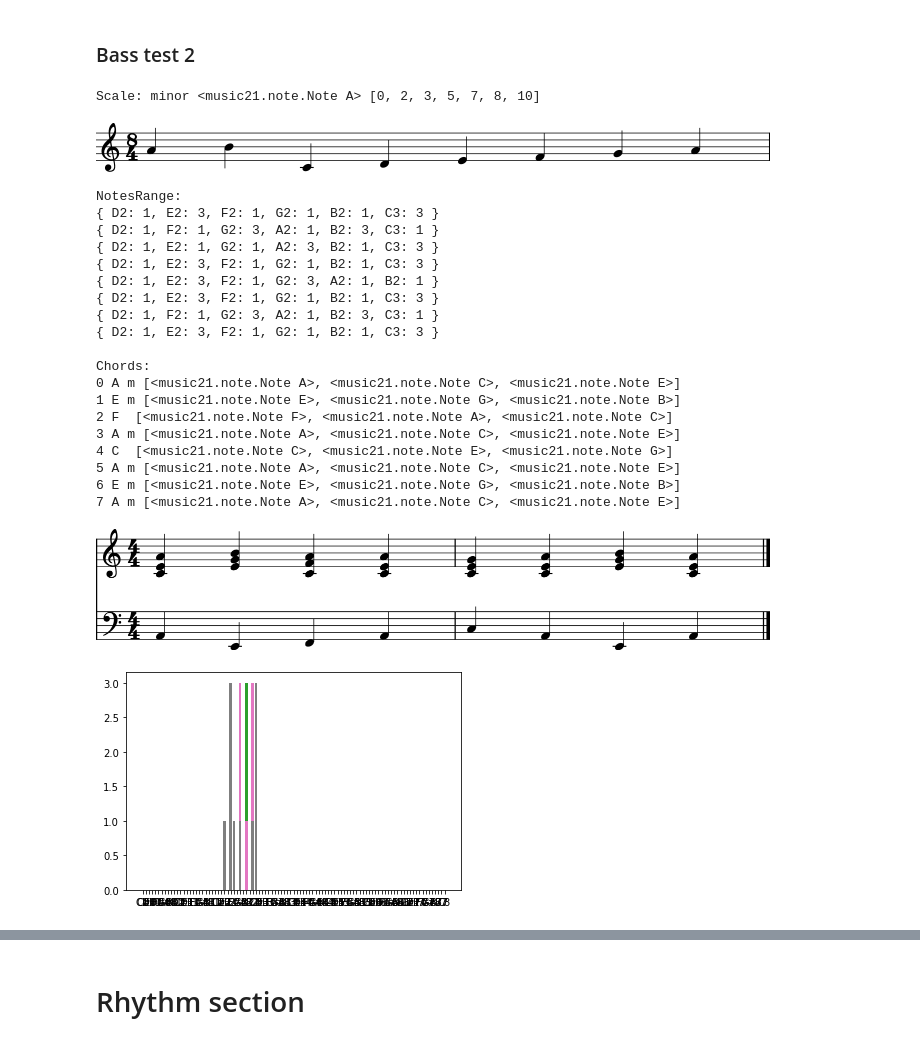
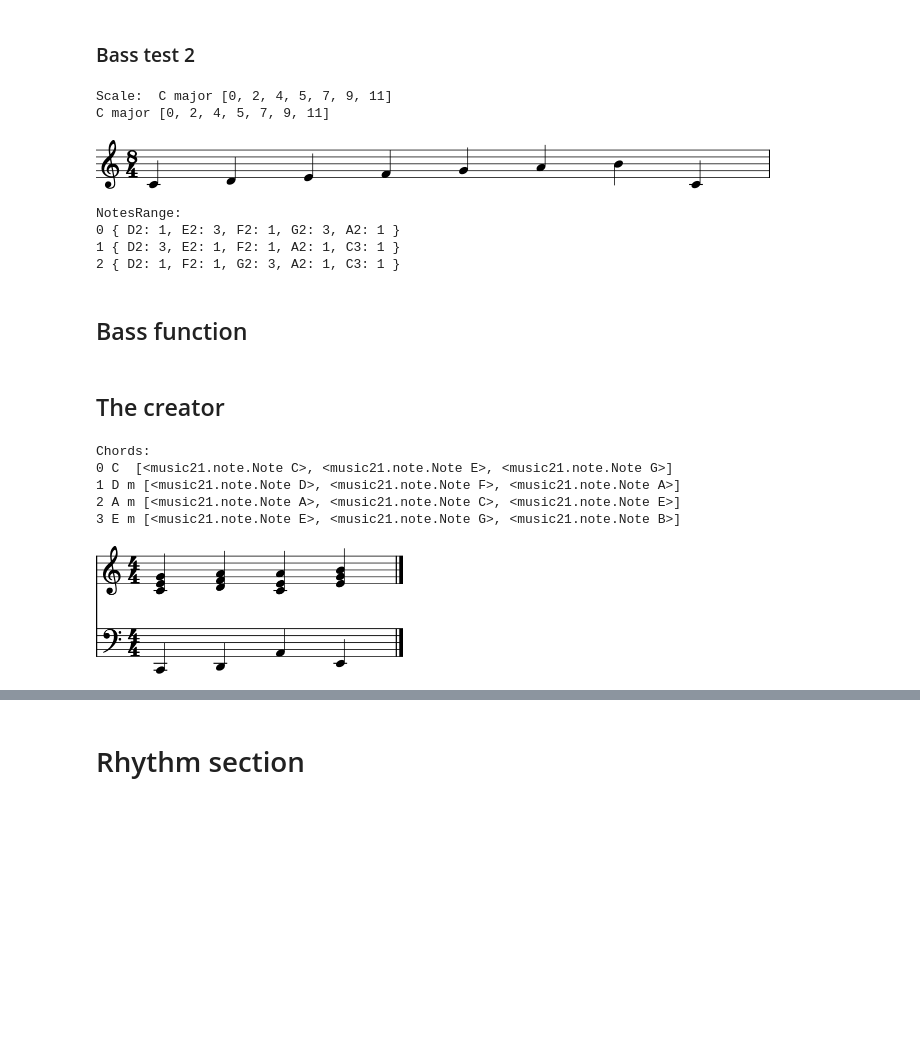
Before and after one commit to AlainSchoebi/MusicalTheory, a Jupyter notebook: notebook1.ipynb, the cells around one changed output, grey strips where cells are left out. Cells and saved outputs as stored; diff of their text form; code cells hidden in the pictures; blank space fills up the shorter version.

Commit message:
started getMelody function

```diff
--- a/notebook1.ipynb
+++ b/notebook1.ipynb
@@ -339,7 +357,7 @@ class NotesRange:
         return;
 
 
-    #NEW. 0 is the _zeroNote and then +1 for the next note etc, 12 is the distance for an octave
+    # Mulitiply by a function. 0 is the _zeroNote and then +1 for the next note etc, 12 is the distance for an octave
     def multiplyByFunction(self, _function, _zeroNote = note.Note("C4")):
         keysLength = len(self.range.keys());
         for key in self.range.keys():
@@ -378,13 +396,22 @@ class NotesRange:
 
     # Show
     def show(self):
+        print(self.getText());
+
+    # Get Text for show()
+    def getText(self):
         txt = "{ ";
         for key in self.range.keys():
             value = self.range[key];
             if value != 0:
                 txt += key + ": " + str(value) + ", ";
-        print(txt[:-2] + " }");
 
+        if txt == "{ ":
+            return "{ empty NotesRange }";
+        return txt[:-2] + " }";
+
+
+    # Show Full NotesRange
     def showFull(self):
         print(self.range);
 
@@ -482,13 +510,13 @@ ici
 # %%
 ### Random scale
 #s = Scale(_randomBase = True, _randomMinorMajorScale = True);
-s = Scale(note.Note("A"), scalesIntervalDictionnary["minor"]);
+s = Scale(note.Note("C"), scalesIntervalDictionnary["major"]);
 
 
 scaleType = "minor";
-if s.isToneOnScale(s.baseTranspose(3)) == False:
-    print("minor")
-print("Scale:", scaleType, s.baseNote, s.interval);
+if s.isMinor() == False:
+    scaleType = "major";
+print("Scale: ", s.baseNote.pitch.name, scaleType, s.interval);
 s.show();
 
 # --> in tools !  $$ give 6 as parameter possible ? $$
@@ -509,55 +537,50 @@ bassChords.append(Chord(bassNotes[0], s));
 
 print("\nNotesRange:")
 for i in range(nbr):
+
+    # Bass Rules
     nr = NotesRange();
     nr.addChanceToNotesWithoutOctave(s.getNotesWithoutOctave()); # notes of the scale
+
+    if s.isMinor():
+        nr.multiplyChanceToNotesWithoutOctave([s.getTone(2)], _probability = 0);
+    if s.isMajor():
+        nr.multiplyChanceToNotesWithoutOctave([s.getTone(7)], _probability = 0);
+
     nr.multiplyChanceToNotesWithoutOctave(bassChords[i].getNotesWithoutOctave(), _probability = 3); # notes of the chord from the bassNotes[i]
     nr.multiplyChanceToNotesWithoutOctave([bassNotes[i]], _probability = 0); # avoir playing the same bassNotes[i] again
     nr.multiplyByFunction(gauss, note.Note(pitch = 6, octave = octaveRegion)); # range, to stay in the octaveRegion
 
+
     nr.showPlot();
-    nr.show();
+    print(i, nr.getText());
     bassNotes.append(nr.pickRandomNote());     #bassNotes[i+1]
     bassChords.append(Chord(bassNotes[i+1], s)); #bassChords[i+1]
 
 
 print("\nChords:")
 score = stream.Score()
 
 measureBassNotes = stream.Part();
 measureBassChords = stream.Part();
 
 score.insert(0, measureBassChords);
 score.insert(0, measureBassNotes);
 
 for i in range(nbr):
     print(i, bassChords[i].getText(), bassChords[i].getNotesWithoutOctave());
     measureBassChords.append(bassChords[i].getChordObject());
     measureBassNotes.append(bassNotes[i]);
 
 score.show();
 play(score);
 # %% [output]
-Scale: minor <music21.note.Note A> [0, 2, 3, 5, 7, 8, 10]
+Scale:  C major [0, 2, 4, 5, 7, 9, 11]
+C major [0, 2, 4, 5, 7, 9, 11]
-[figure, old version]
+[figure, new version]
 NotesRange:
-{ D2: 1, E2: 3, F2: 1, G2: 1, B2: 1, C3: 3 }
-{ D2: 1, F2: 1, G2: 3, A2: 1, B2: 3, C3: 1 }
-{ D2: 1, E2: 1, G2: 1, A2: 3, B2: 1, C3: 3 }
-{ D2: 1, E2: 3, F2: 1, G2: 1, B2: 1, C3: 3 }
-{ D2: 1, E2: 3, F2: 1, G2: 3, A2: 1, B2: 1 }
-{ D2: 1, E2: 3, F2: 1, G2: 1, B2: 1, C3: 3 }
-{ D2: 1, F2: 1, G2: 3, A2: 1, B2: 3, C3: 1 }
-{ D2: 1, E2: 3, F2: 1, G2: 1, B2: 1, C3: 3 }
-
-Chords:
-0 A m [<music21.note.Note A>, <music21.note.Note C>, <music21.note.Note E>]
-1 E m [<music21.note.Note E>, <music21.note.Note G>, <music21.note.Note B>]
-2 F  [<music21.note.Note F>, <music21.note.Note A>, <music21.note.Note C>]
-3 A m [<music21.note.Note A>, <music21.note.Note C>, <music21.note.Note E>]
-4 C  [<music21.note.Note C>, <music21.note.Note E>, <music21.note.Note G>]
-5 A m [<music21.note.Note A>, <music21.note.Note C>, <music21.note.Note E>]
-6 E m [<music21.note.Note E>, <music21.note.Note G>, <music21.note.Note B>]
-7 A m [<music21.note.Note A>, <music21.note.Note C>, <music21.note.Note E>]
+0 { D2: 1, E2: 3, F2: 1, G2: 3, A2: 1 }
+1 { D2: 3, E2: 1, F2: 1, A2: 1, C3: 1 }
+2 { D2: 1, F2: 1, G2: 3, A2: 1, C3: 1 }
-[figure, removed]
-[figure, removed]
+# %% [markdown]
+## Bass function
@@ -563,0 +641,2 @@ Chords:
+# %% [markdown]
+## The creator
@@ -563,0 +648,11 @@ Chords:
+# %%
+# Bass
+theBass = bass(theScale, 4, 2);
+showBass(theBass, _play = True);
+# %% [output]
+Chords:
+0 C  [<music21.note.Note C>, <music21.note.Note E>, <music21.note.Note G>]
+1 D m [<music21.note.Note D>, <music21.note.Note F>, <music21.note.Note A>]
+2 A m [<music21.note.Note A>, <music21.note.Note C>, <music21.note.Note E>]
+3 E m [<music21.note.Note E>, <music21.note.Note G>, <music21.note.Note B>]
+[figure, added]
```
Also changed, not shown: parts of 16 cells of this notebook, 2 other files.
